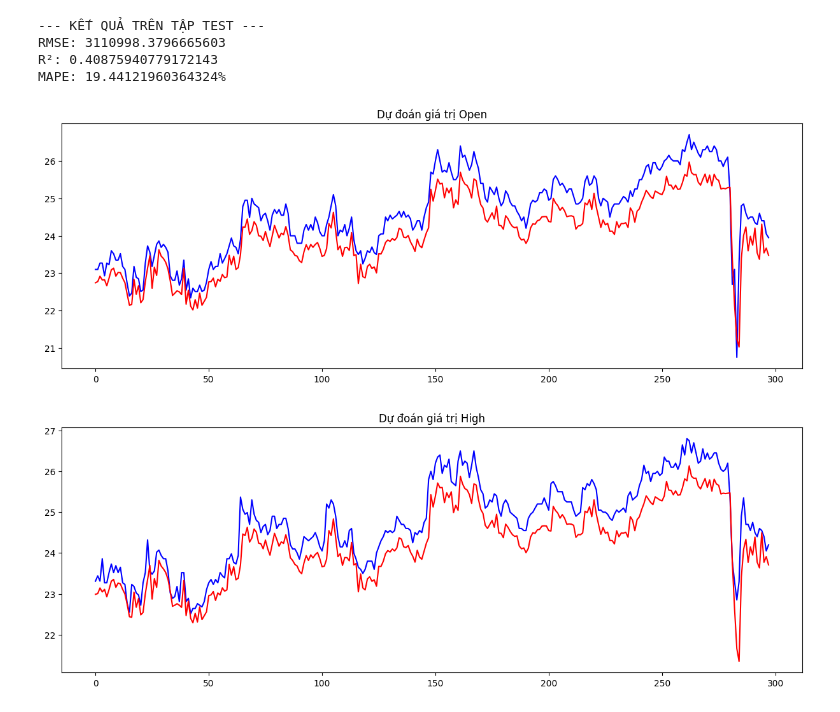
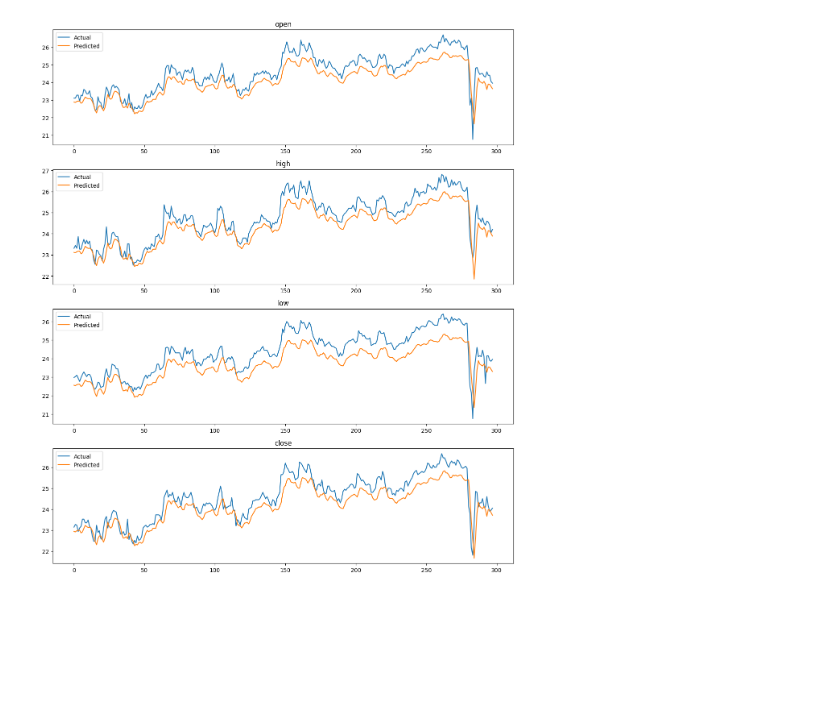
Before and after one commit to HaiAu2501/EL4TF, a Jupyter notebook: models/LSTM/lstm.ipynb, the cells around one changed output. Saved outputs shown, nothing was run; the diff lists cells and outputs as text; code cells hidden in the pictures; blank space fills up the shorter version.

```diff
--- a/models/LSTM/lstm.ipynb
+++ b/models/LSTM/lstm.ipynb
@@ -11,9 +23,2 @@ from sklearn.model_selection import TimeSeriesSplit
 # %%
-import numpy as np
-import torch
-import torch.nn as nn
-import torch.optim as optim
-from sklearn.preprocessing import MinMaxScaler, StandardScaler
-from sklearn.metrics import r2_score, mean_absolute_percentage_error, mean_squared_error
-
-train_loader, valid_loader, test_loader, scaler = preprocess_v3('ACB',lag = 30, scaler=MinMaxScaler(), batch_size=16)
+train_loader, valid_loader, test_loader, scaler = preprocess_v2('ACB', 'rnn', verbose=True)
@@ -32,8 +60,13 @@ class StockPredictorModel(nn.Module):
         return y_pred
 # %%
-num_features = 5
-hidden_layer_size = 512
-model = StockPredictorModel(input_features=num_features, hidden_size=hidden_layer_size, num_output_features=num_features)
+model = LSTM(
+	n_features=4,
+	n_layers=1,
+	hidden_dim=64,
+	fc_dim=32,
+	output_dim=4,
+)
 optimizer = optim.Adam(model.parameters(), lr=0.001)
-loss_fn = nn.MSELoss()
+scheduler = optim.lr_scheduler.StepLR(optimizer, step_size=10, gamma=0.8)
+criterion = nn.SmoothL1Loss()
 # %%
@@ -129,53 +164,15 @@ MAPE: 8.795039371937168%
-# %%
-model.load_state_dict(torch.load('best_LSTM_model.pth', map_location='cpu'))
-model.eval()
-
-preds = []
-trues = []
-with torch.no_grad():
-    for xt, yt in test_loader:
-        xt = xt.permute(0, 2, 1)
-        y_pred = model(xt)
-        y_pred_unscaled = scaler.inverse_transform(y_pred)
-        y_true_unscaled = scaler.inverse_transform(yt)
-        preds.append(y_pred_unscaled)
-        trues.append(y_true_unscaled)
-y_pred = np.concatenate(preds, axis=0)
-y_true = np.concatenate(trues, axis=0)
-
-mse_test = mean_squared_error(y_true, y_pred)
-rmse_test = np.sqrt(mse_test)
-r2_test = r2_score(y_true, y_pred)
-mape_test = mean_absolute_percentage_error(y_true, y_pred) * 100
-
-print("--- KẾT QUẢ TRÊN TẬP TEST ---")
-print(f"RMSE: {rmse_test}")
-print(f"R²: {r2_test}")
-print(f"MAPE: {mape_test}%")
-# %% [output]
---- KẾT QUẢ TRÊN TẬP TEST ---
-RMSE: 3110998.3796665603
-R²: 0.40875940779172143
-MAPE: 19.44121960364324%
 # %%
-import matplotlib.pyplot as plt
+n = all_targets_inv.shape[1]
 
+plt.figure(figsize=(12, 14))
+for i in range(n):
+    ax = plt.subplot(n, 1, i + 1)
+    ax.plot(all_targets_inv[:, i], label='Actual')
+    ax.plot(all_preds_inv[:, i],   label='Predicted')
+    ax.set_title(TARGETS[i])
+    ax.legend(loc='best')
 
-plt.figure(figsize=(15, 5))
-plt.plot(y_true[:, 0], label='Giá thực tế', color='blue')
-plt.plot(y_pred[:, 0], label='Giá dự đoán', color='red')
-plt.title('Dự đoán giá trị Open')
+plt.tight_layout()
 plt.show()
 # %% [output]
-[figure, old version]
+[figure, new version]
-# %%
-import matplotlib.pyplot as plt
-
-
-plt.figure(figsize=(15, 5))
-plt.plot(y_true[:, 1], label='Giá thực tế', color='blue')
-plt.plot(y_pred[:, 1], label='Giá dự đoán', color='red')
-plt.title('Dự đoán giá trị High')
-plt.show()
-# %% [output]
-[figure, removed]
```
Also changed, not shown: parts of 9 cells of this notebook, 1 other file.
